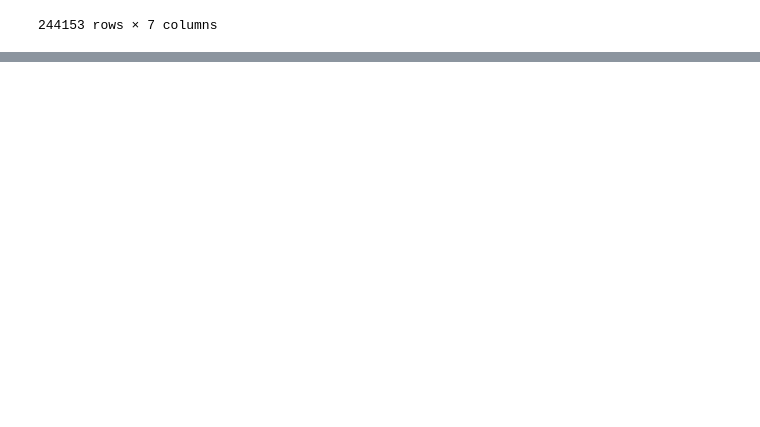
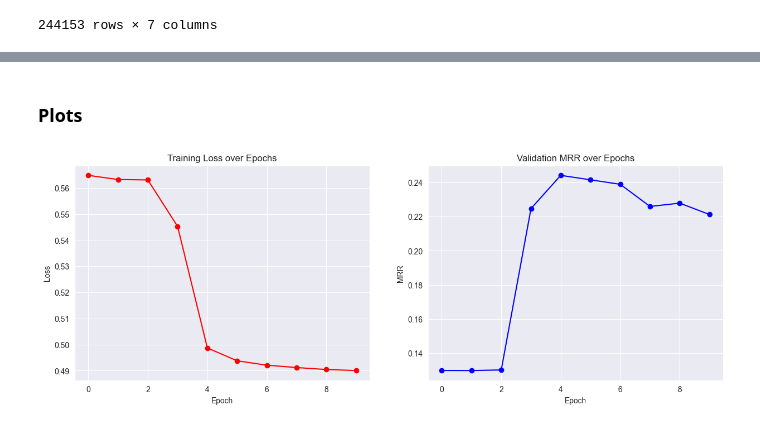
Before and after one commit to au-nlp/project-milestone-p2-group2, a Jupyter notebook: main.ipynb, the cells around one changed output, grey strips where cells are left out. Drawn from its saved outputs; the diff is of its cells as text; code cells hidden in the pictures; blank space fills up the shorter version.

```diff
--- a/main.ipynb
+++ b/main.ipynb
@@ -647,0 +789,27 @@ Mean Reciprocal Rank (MRR): 0.1739
+# %% [markdown]
+### Plots
+# %%
+import matplotlib.pyplot as plt
+
+def plot_training_history(history):
+    fig, (ax1, ax2) = plt.subplots(1, 2, figsize=(15, 5))
+
+    # Loss
+    ax1.plot(history['loss'], label='Train Loss', color='red', marker='o')
+    ax1.set_title('Training Loss over Epochs')
+    ax1.set_xlabel('Epoch')
+    ax1.set_ylabel('Loss')
+    ax1.grid(True)
+
+    # MRR
+    ax2.plot(history['mrr'], label='Validation MRR', color='blue', marker='o')
+    ax2.set_title('Validation MRR over Epochs')
+    ax2.set_xlabel('Epoch')
+    ax2.set_ylabel('MRR')
+    ax2.grid(True)
+
+    plt.show()
+
+plot_training_history(history)
+# %% [output]
+[figure, added]
```
Also changed, not shown: parts of 14 cells of this notebook, 9 other files.
